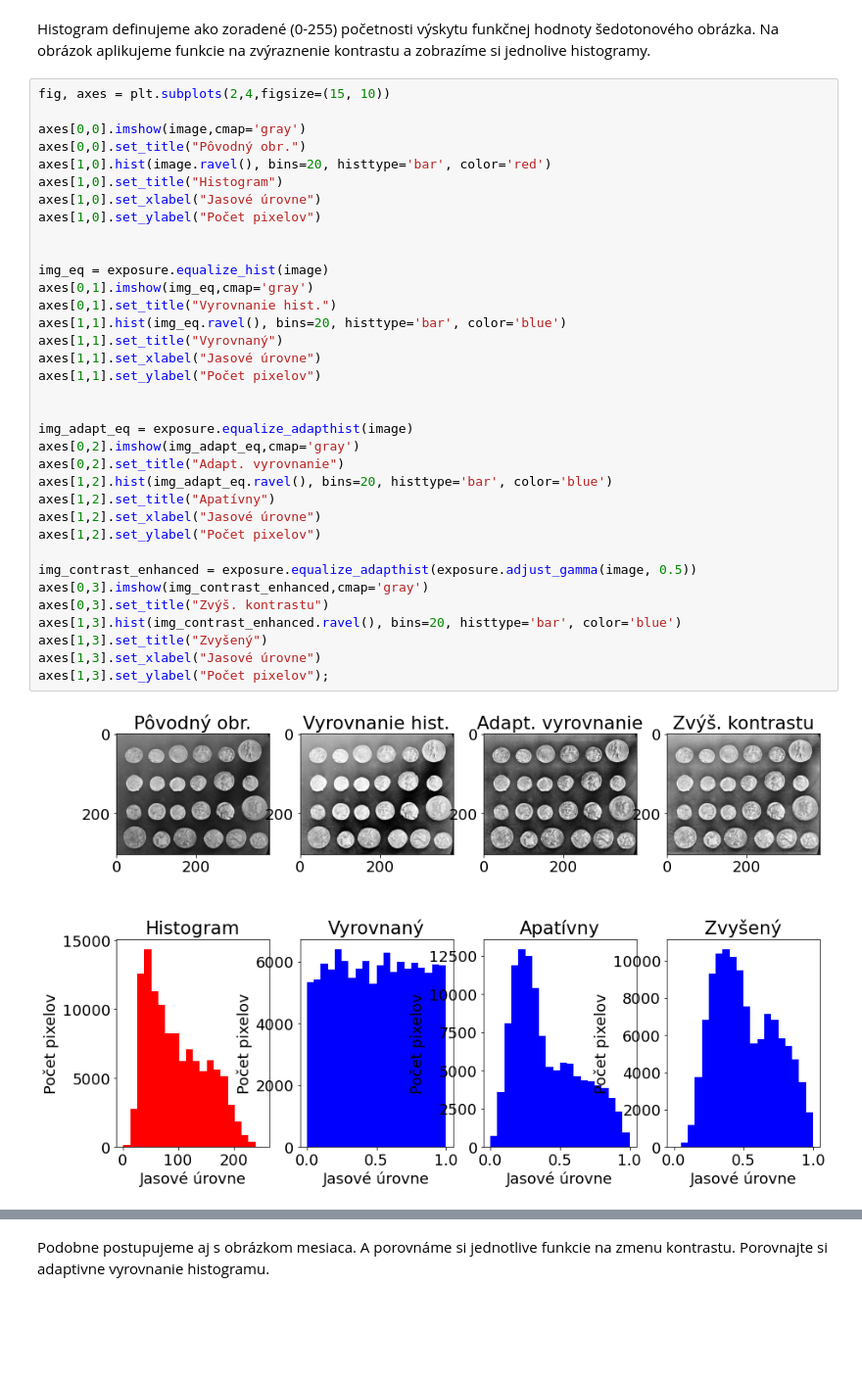
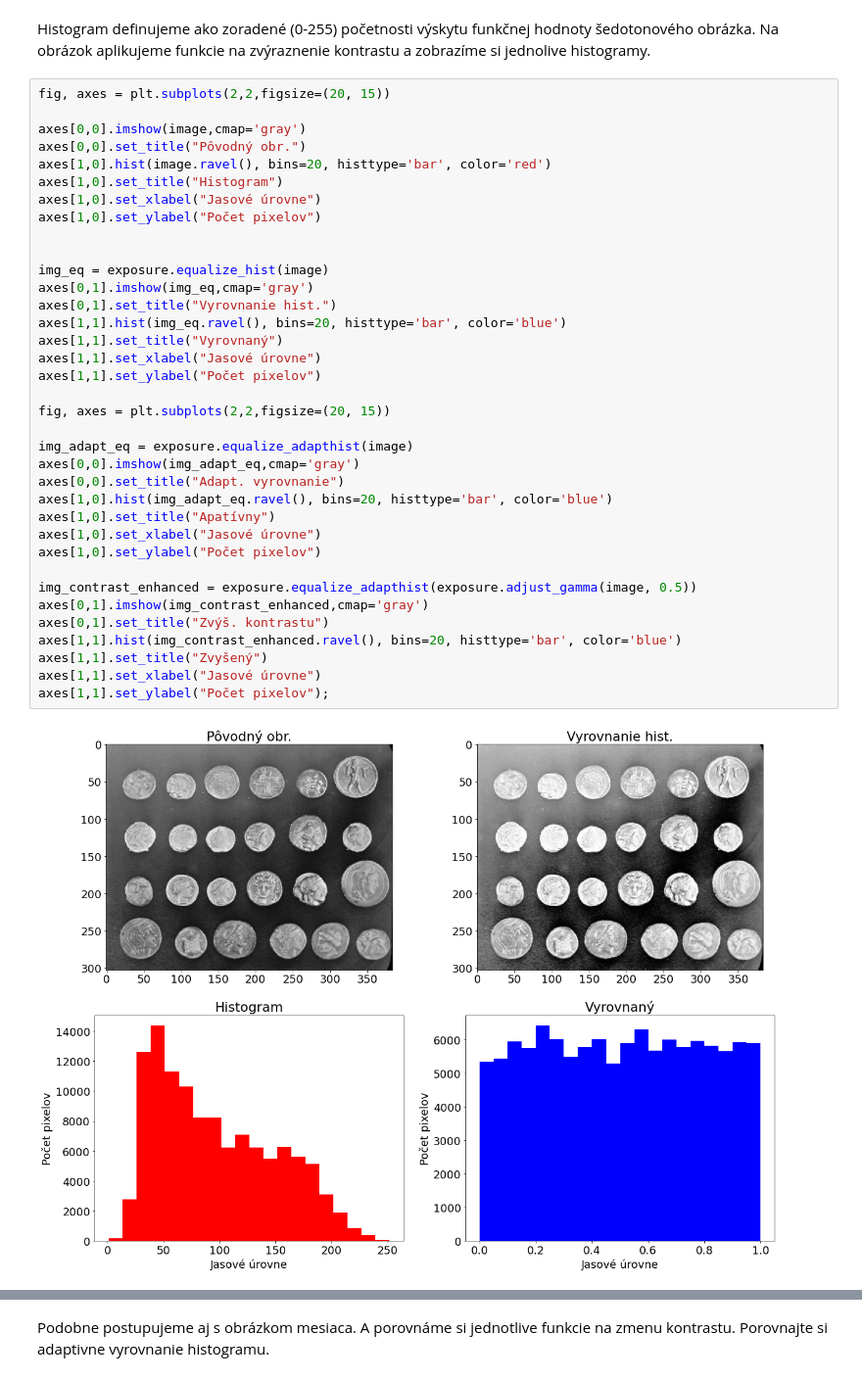
Before and after one commit to Miro001/computer-vision, a Jupyter notebook: 4. Úprava kvality obrazov.ipynb, the cells around one changed output, grey strips where cells are left out. Shown at 98% size. Cells and saved outputs as stored; diff of their text form; blank space fills up the shorter version.

```diff
--- a/4. Úprava kvality obrazov.ipynb
+++ b/4. Úprava kvality obrazov.ipynb
@@ -30,39 +30,40 @@ pt1 = ax2.hist(reshaped_image, bins=255, histtype='bar', color='red');
 Histogram definujeme ako zoradené (0-255) početnosti výskytu funkčnej hodnoty šedotonového obrázka.
 Na obrázok aplikujeme funkcie na zvýraznenie kontrastu a zobrazíme si jednolive histogramy.
 # %%
-fig, axes = plt.subplots(2,4,figsize=(15, 10))
+fig, axes = plt.subplots(2,2,figsize=(20, 15))
 
 axes[0,0].imshow(image,cmap='gray')
 axes[0,0].set_title("Pôvodný obr.")
 axes[1,0].hist(image.ravel(), bins=20, histtype='bar', color='red')
 axes[1,0].set_title("Histogram")
 axes[1,0].set_xlabel("Jasové úrovne")
 axes[1,0].set_ylabel("Počet pixelov")
 
 
 img_eq = exposure.equalize_hist(image)
 axes[0,1].imshow(img_eq,cmap='gray')
 axes[0,1].set_title("Vyrovnanie hist.")
 axes[1,1].hist(img_eq.ravel(), bins=20, histtype='bar', color='blue')
 axes[1,1].set_title("Vyrovnaný")
 axes[1,1].set_xlabel("Jasové úrovne")
 axes[1,1].set_ylabel("Počet pixelov")
 
+fig, axes = plt.subplots(2,2,figsize=(20, 15))
 
 img_adapt_eq = exposure.equalize_adapthist(image)
-axes[0,2].imshow(img_adapt_eq,cmap='gray')
-axes[0,2].set_title("Adapt. vyrovnanie")
-axes[1,2].hist(img_adapt_eq.ravel(), bins=20, histtype='bar', color='blue')
-axes[1,2].set_title("Apatívny")
-axes[1,2].set_xlabel("Jasové úrovne")
-axes[1,2].set_ylabel("Počet pixelov")
+axes[0,0].imshow(img_adapt_eq,cmap='gray')
+axes[0,0].set_title("Adapt. vyrovnanie")
+axes[1,0].hist(img_adapt_eq.ravel(), bins=20, histtype='bar', color='blue')
+axes[1,0].set_title("Apatívny")
+axes[1,0].set_xlabel("Jasové úrovne")
+axes[1,0].set_ylabel("Počet pixelov")
 
 img_contrast_enhanced = exposure.equalize_adapthist(exposure.adjust_gamma(image, 0.5))
-axes[0,3].imshow(img_contrast_enhanced,cmap='gray')
-axes[0,3].set_title("Zvýš. kontrastu")
-axes[1,3].hist(img_contrast_enhanced.ravel(), bins=20, histtype='bar', color='blue')
-axes[1,3].set_title("Zvyšený")
-axes[1,3].set_xlabel("Jasové úrovne")
-axes[1,3].set_ylabel("Počet pixelov");
+axes[0,1].imshow(img_contrast_enhanced,cmap='gray')
+axes[0,1].set_title("Zvýš. kontrastu")
+axes[1,1].hist(img_contrast_enhanced.ravel(), bins=20, histtype='bar', color='blue')
+axes[1,1].set_title("Zvyšený")
+axes[1,1].set_xlabel("Jasové úrovne")
+axes[1,1].set_ylabel("Počet pixelov");
 # %% [output]
-[figure, old version]
+[figure, new version]
```
Also changed, not shown: parts of 4 cells of this notebook.
